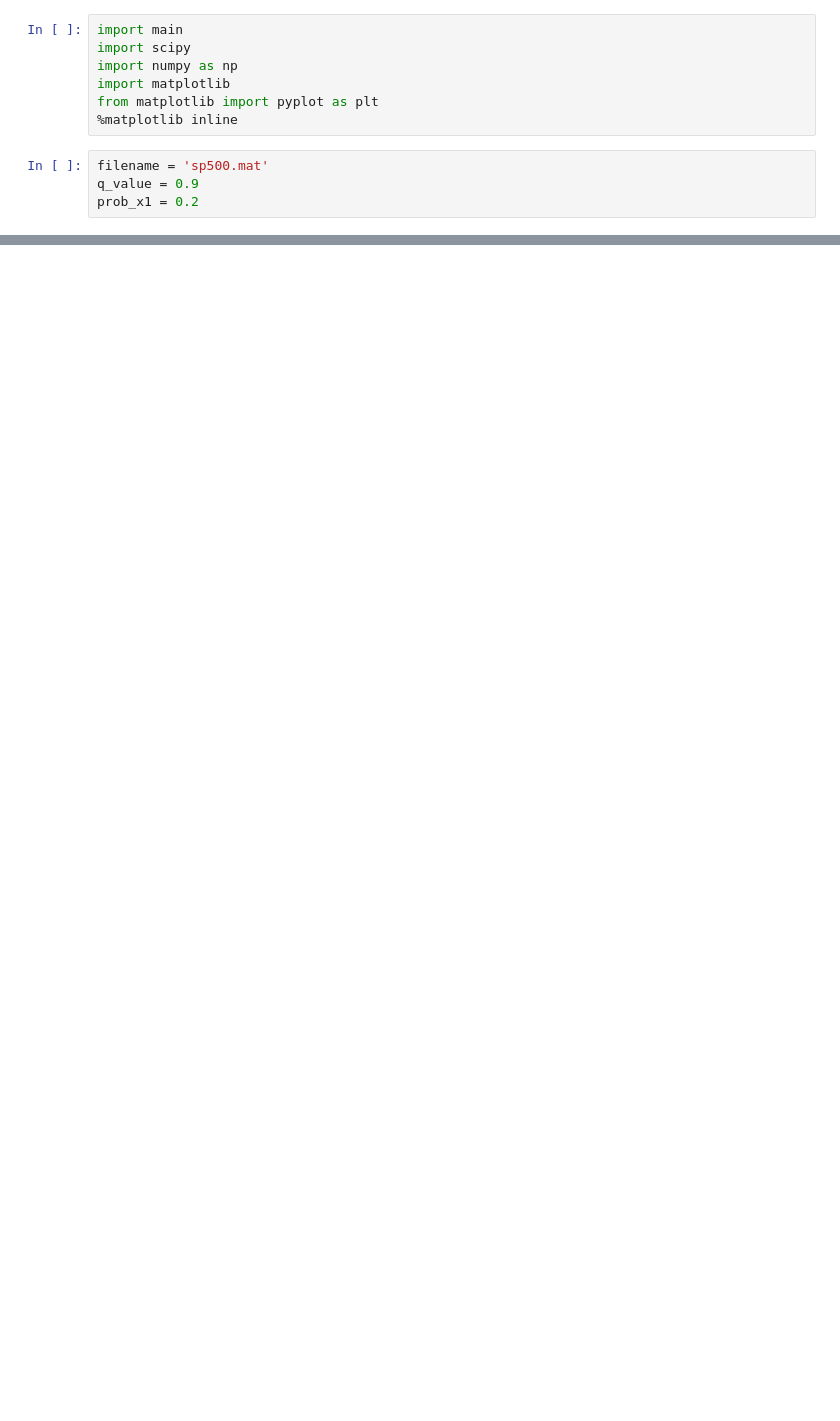
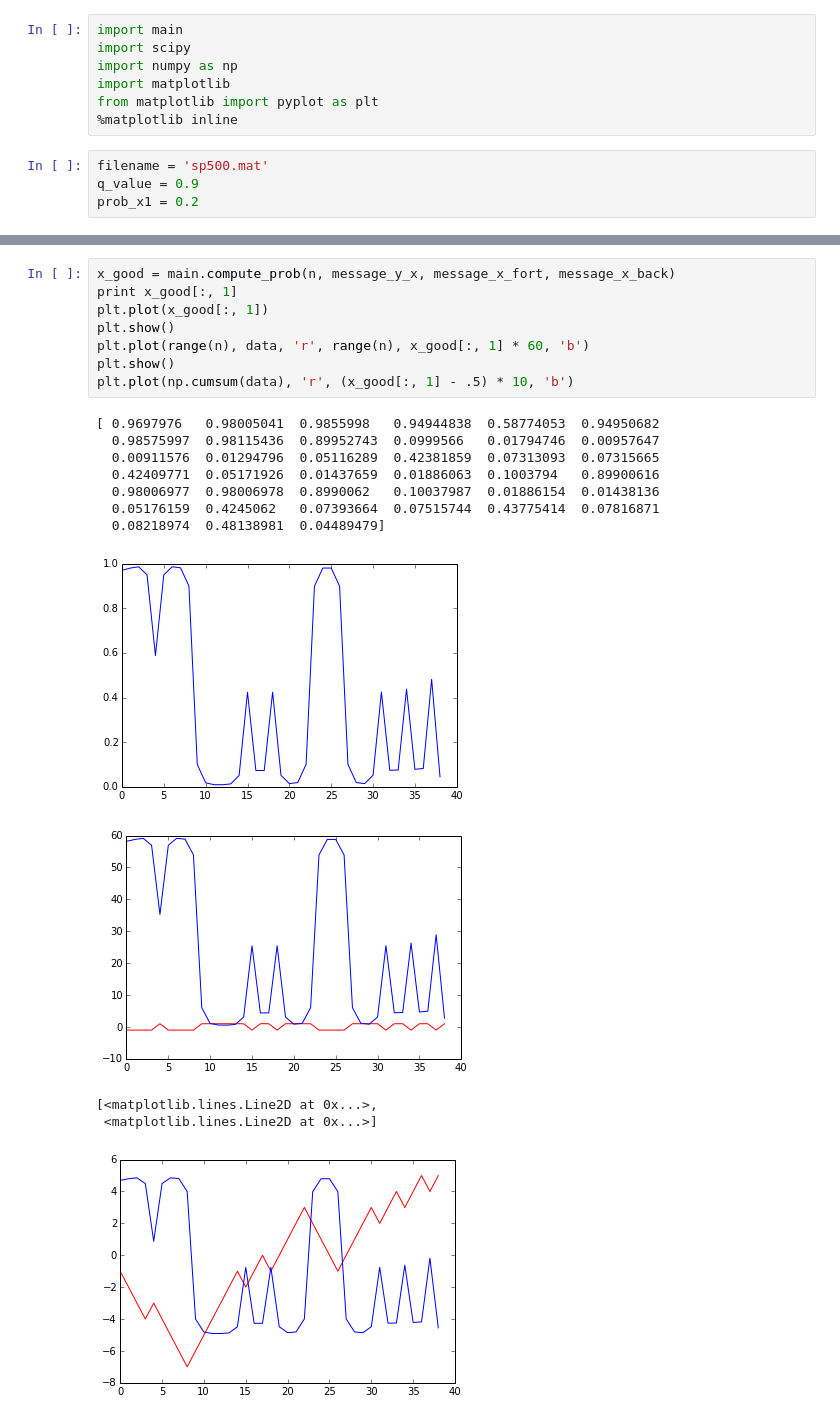
Before and after one commit to dmitriy-serdyuk/hmmbp, a Jupyter notebook: run_experiment.ipynb, the cells around one changed output, grey strips where cells are left out. Cells and saved outputs as stored; diff of their text form; blank space fills up the shorter version.

```diff
--- a/run_experiment.ipynb
+++ b/run_experiment.ipynb
@@ -15 +20,22 @@ message_y_x, message_x_fort, message_x_back, message_x_y = main.main(filename, q
+# %%
+x_good = main.compute_prob(n, message_y_x, message_x_fort, message_x_back)
+print x_good[:, 1]
+plt.plot(x_good[:, 1])
+plt.show()
+plt.plot(range(n), data, 'r', range(n), x_good[:, 1] * 60, 'b')
+plt.show()
+plt.plot(np.cumsum(data), 'r', (x_good[:, 1] - .5) * 10, 'b')
+# %% [output]
+[ 0.9697976   0.98005041  0.9855998   0.94944838  0.58774053  0.94950682
+  0.98575997  0.98115436  0.89952743  0.0999566   0.01794746  0.00957647
+  0.00911576  0.01294796  0.05116289  0.42381859  0.07313093  0.07315665
+  0.42409771  0.05171926  0.01437659  0.01886063  0.1003794   0.89900616
+  0.98006977  0.98006978  0.8990062   0.10037987  0.01886154  0.01438136
+  0.05176159  0.4245062   0.07393664  0.07515744  0.43775414  0.07816871
+  0.08218974  0.48138981  0.04489479]
+[figure, added]
+[figure, added]
+[<matplotlib.lines.Line2D at 0x...>,
+ <matplotlib.lines.Line2D at 0x...>]
+[figure, added]
 # %%
```
Also changed, not shown: parts of 6 cells of this notebook, 1 other file.
